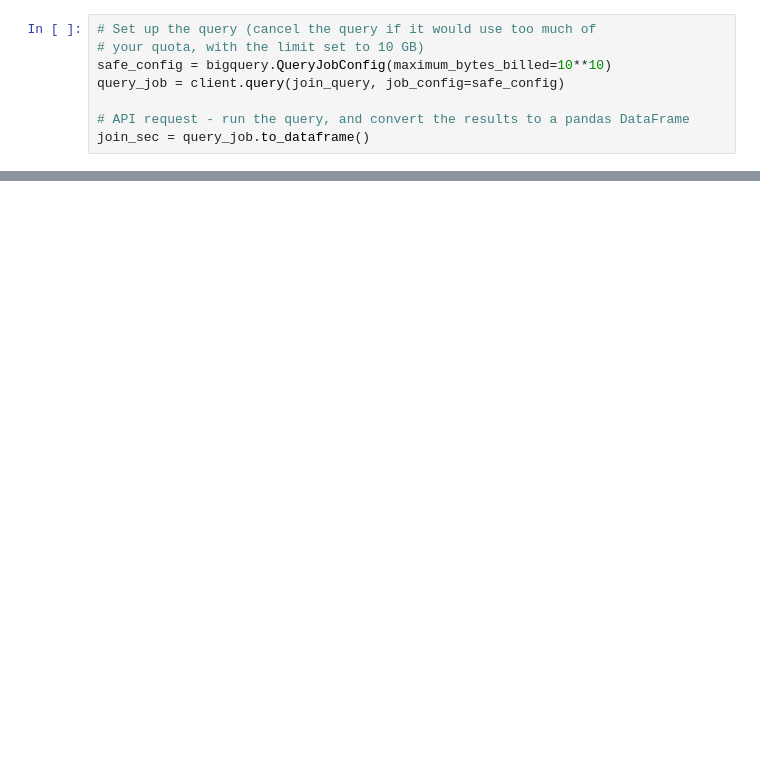
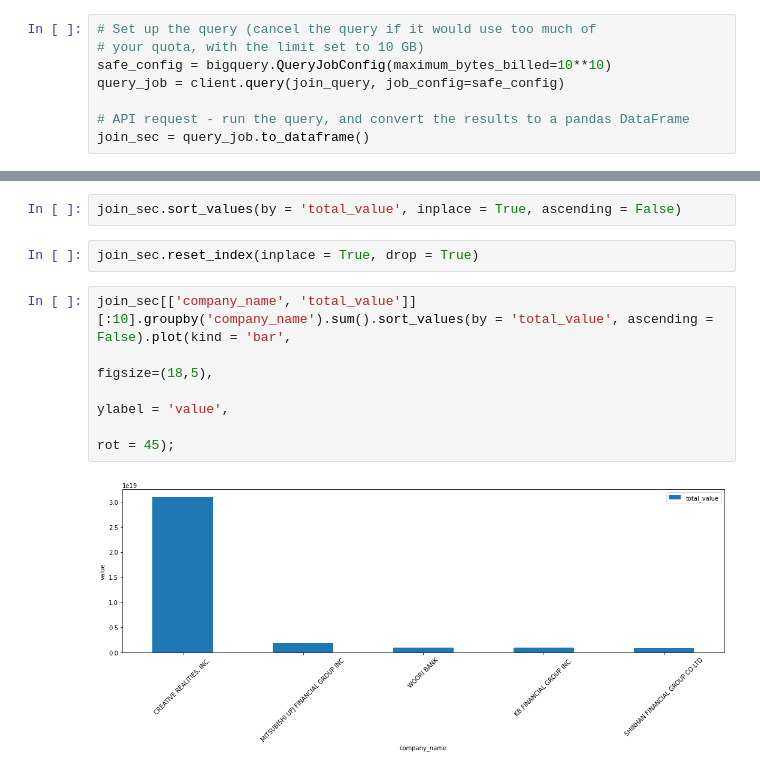
Before and after one commit to mkoh2/bigquery_exercise, a Jupyter notebook: BQ_SEC_Filings.ipynb, the cells around one changed output, grey strips where cells are left out. Cells and saved outputs as stored; diff of their text form; blank space fills up the shorter version.

```diff
--- a/BQ_SEC_Filings.ipynb
+++ b/BQ_SEC_Filings.ipynb
@@ -112,0 +141,11 @@ join_sec
+# %%
+join_sec.sort_values(by = 'total_value', inplace = True, ascending = False)
+# %%
+join_sec.reset_index(inplace = True, drop = True)
+# %%
+join_sec[['company_name', 'total_value']][:10].groupby('company_name').sum().sort_values(by = 'total_value', ascending = False).plot(kind = 'bar',
+                                                                                  figsize=(18,5),
+                                                                                  ylabel = 'value',
+                                                                                  rot = 45);
+# %% [output]
+[figure, added]
```
Also changed, not shown: parts of 6 cells of this notebook.
